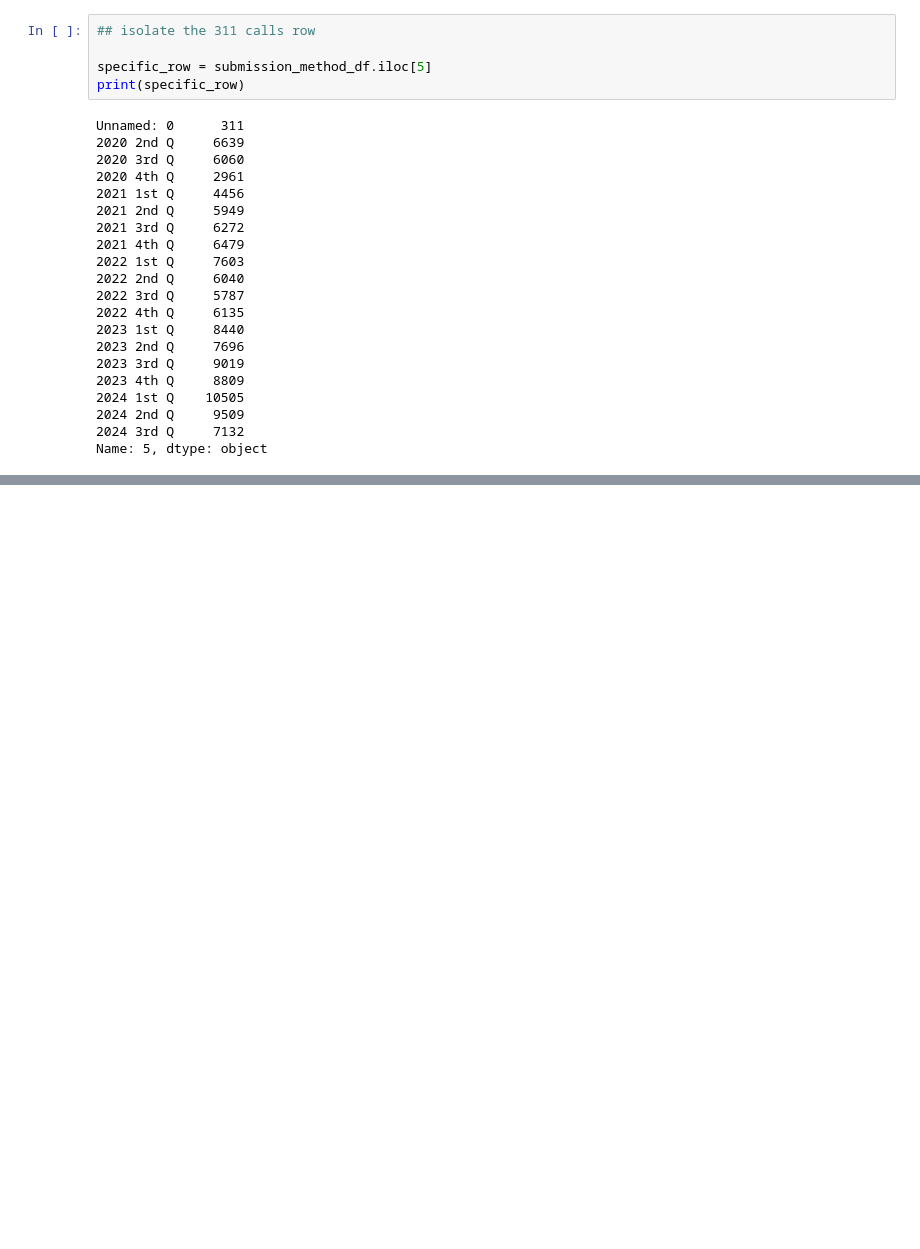
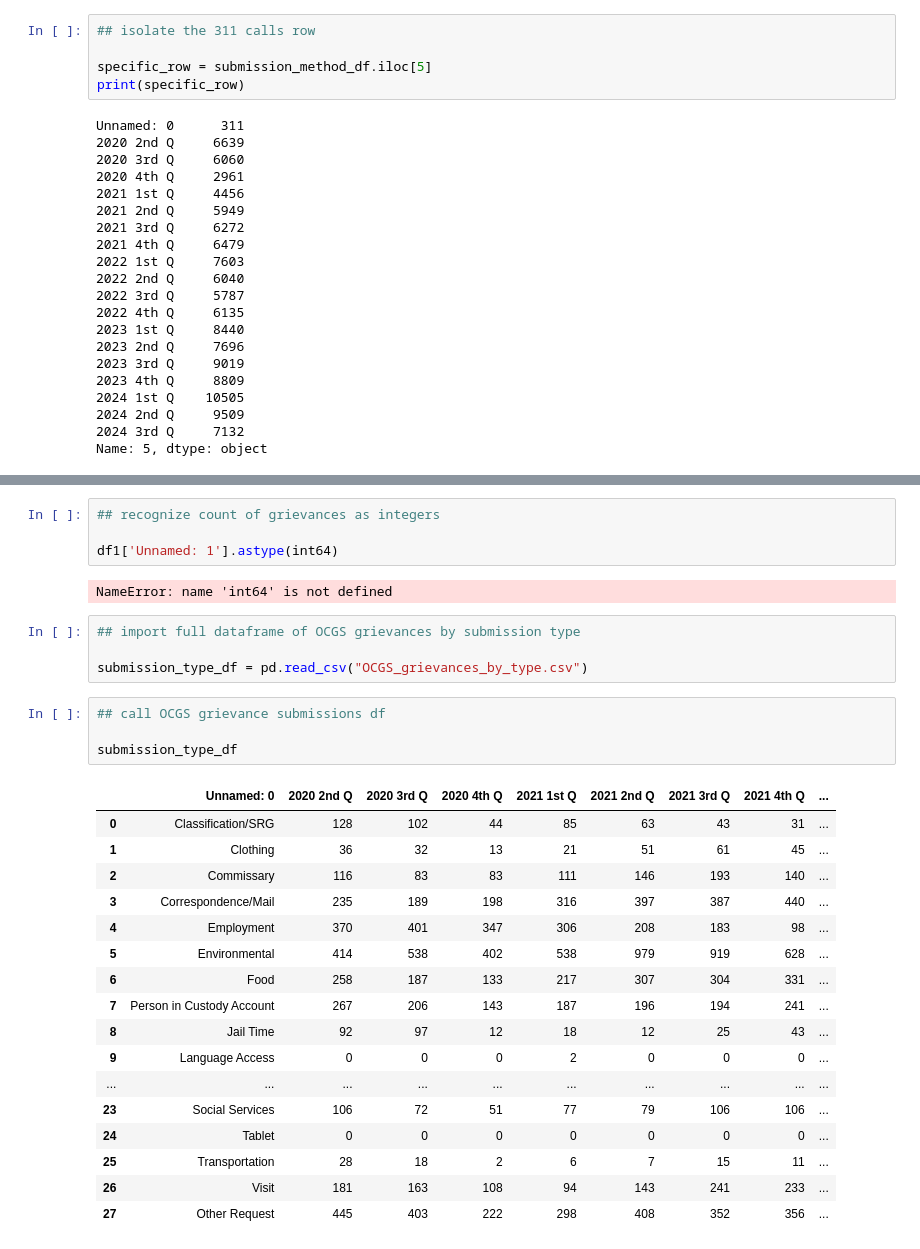
Before and after one commit to rkmccray/311-grievances, a Jupyter notebook: 311-jail-data.ipynb, the cells around one changed output, grey strips where cells are left out. Cells and saved outputs as stored; diff of their text form; blank space fills up the shorter version.

```diff
--- a/311-jail-data.ipynb
+++ b/311-jail-data.ipynb
@@ -67,0 +121,32 @@ Name: 5, dtype: object
+# %%
+## recognize count of grievances as integers
+
+df1['Unnamed: 1'].astype(int64)
+# %% [output]
+NameError: name 'int64' is not defined
+# %%
+## import full dataframe of OCGS grievances by submission type
+
+submission_type_df = pd.read_csv("OCGS_grievances_by_type.csv")
+# %%
+## call OCGS grievance submissions df
+
+submission_type_df
+# %% [output]
+|  | Unnamed: 0 | 2020 2nd Q | 2020 3rd Q | 2020 4th Q | 2021 1st Q | 2021 2nd Q | 2021 3rd Q | 2021 4th Q | ... |
+| 0 | Classification/SRG | 128 | 102 | 44 | 85 | 63 | 43 | 31 | ... |
+| 1 | Clothing | 36 | 32 | 13 | 21 | 51 | 61 | 45 | ... |
+| 2 | Commissary | 116 | 83 | 83 | 111 | 146 | 193 | 140 | ... |
+| 3 | Correspondence/Mail | 235 | 189 | 198 | 316 | 397 | 387 | 440 | ... |
+| 4 | Employment | 370 | 401 | 347 | 306 | 208 | 183 | 98 | ... |
+| 5 | Environmental | 414 | 538 | 402 | 538 | 979 | 919 | 628 | ... |
+| 6 | Food | 258 | 187 | 133 | 217 | 307 | 304 | 331 | ... |
+| 7 | Person in Custody Account | 267 | 206 | 143 | 187 | 196 | 194 | 241 | ... |
+| 8 | Jail Time | 92 | 97 | 12 | 18 | 12 | 25 | 43 | ... |
+| 9 | Language Access | 0 | 0 | 0 | 2 | 0 | 0 | 0 | ... |
+| ... | ... | ... | ... | ... | ... | ... | ... | ... | ... |
+| 23 | Social Services | 106 | 72 | 51 | 77 | 79 | 106 | 106 | ... |
+| 24 | Tablet | 0 | 0 | 0 | 0 | 0 | 0 | 0 | ... |
+| 25 | Transportation | 28 | 18 | 2 | 6 | 7 | 15 | 11 | ... |
+| 26 | Visit | 181 | 163 | 108 | 94 | 143 | 241 | 233 | ... |
+| 27 | Other Request | 445 | 403 | 222 | 298 | 408 | 352 | 356 | ... |
```
Also changed, not shown: parts of 6 cells of this notebook, 22 other files.
